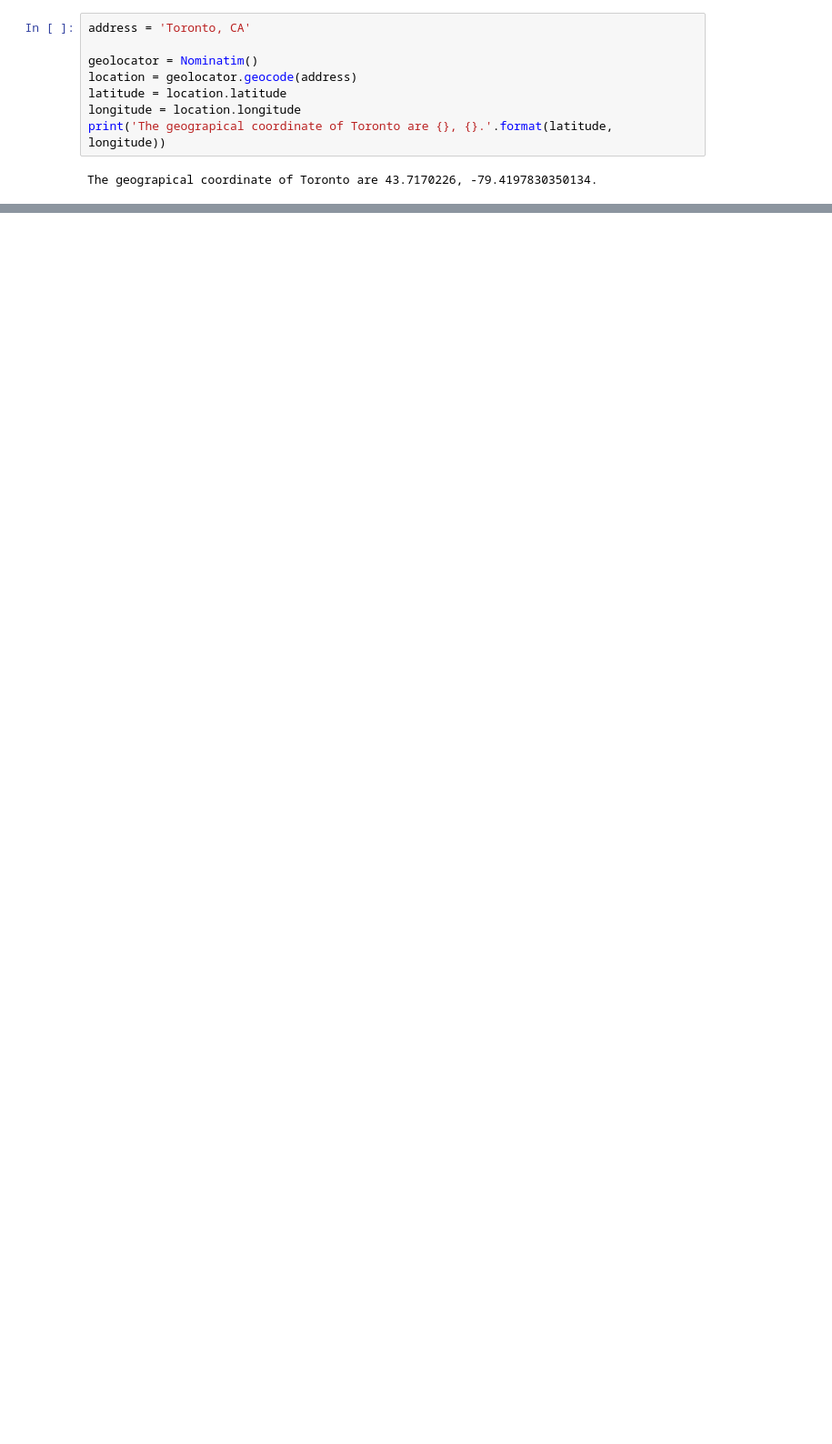
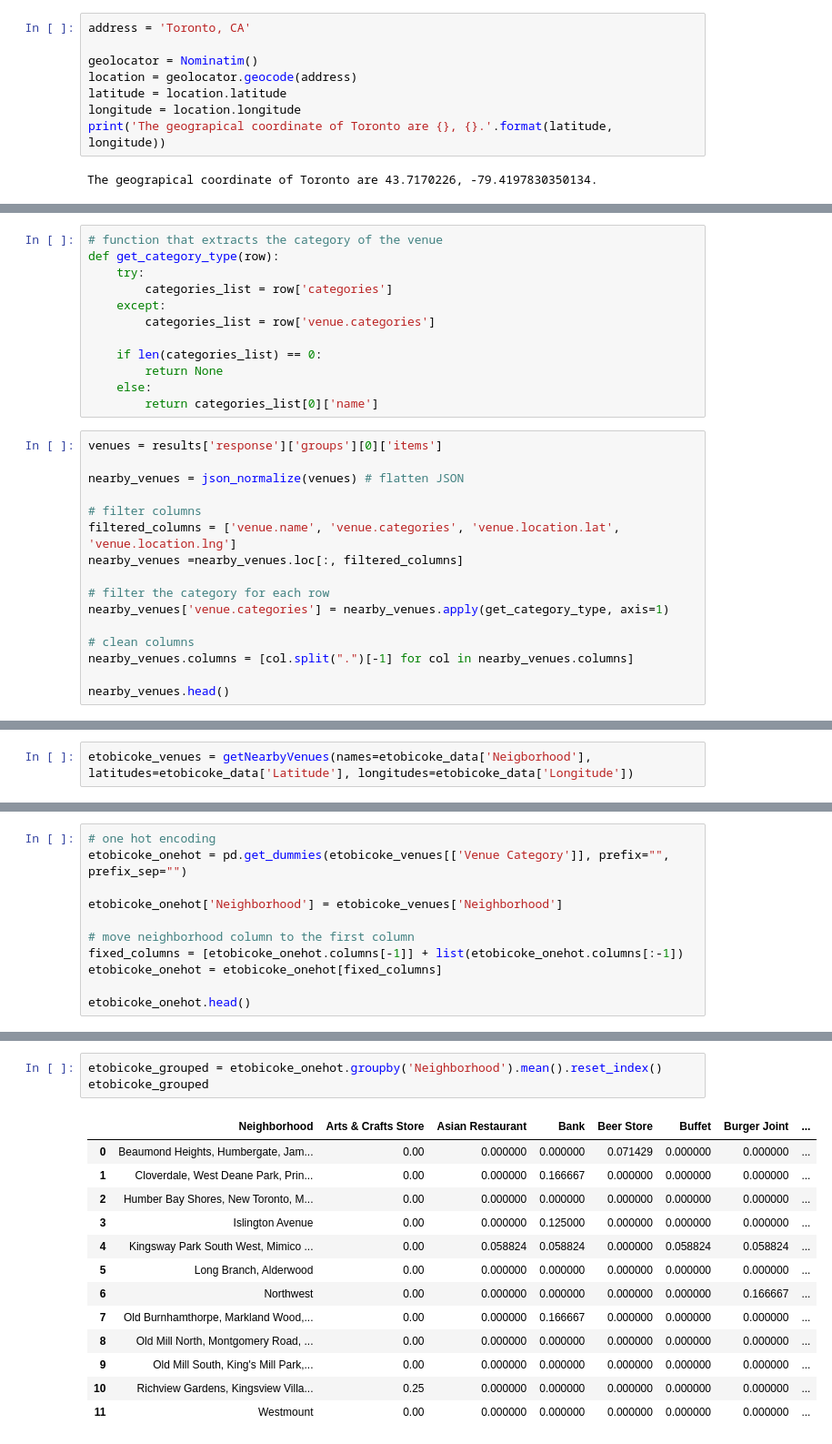
Before and after one commit to lilianaolis/Coursera_Capstone, a Jupyter notebook: assigmentweek3_3.ipynb, the cells around one changed output, grey strips where cells are left out. Shown: that part at 91% size. Saved outputs shown, nothing was run; the diff lists cells and outputs as text; blank space fills up the shorter version.

```diff
--- a/assigmentweek3_3.ipynb
+++ b/assigmentweek3_3.ipynb
@@ -178,0 +292,28 @@ map_toronto
+# %%
+# function that extracts the category of the venue
+def get_category_type(row):
+    try:
+        categories_list = row['categories']
+    except:
+        categories_list = row['venue.categories']
+
+    if len(categories_list) == 0:
+        return None
+    else:
+        return categories_list[0]['name']
+# %%
+venues = results['response']['groups'][0]['items']
+
+nearby_venues = json_normalize(venues) # flatten JSON
+
+# filter columns
+filtered_columns = ['venue.name', 'venue.categories', 'venue.location.lat', 'venue.location.lng']
+nearby_venues =nearby_venues.loc[:, filtered_columns]
+
+# filter the category for each row
+nearby_venues['venue.categories'] = nearby_venues.apply(get_category_type, axis=1)
+
+# clean columns
+nearby_venues.columns = [col.split(".")[-1] for col in nearby_venues.columns]
+
+nearby_venues.head()
@@ -178,0 +377,2 @@ map_toronto
+# %%
+etobicoke_venues = getNearbyVenues(names=etobicoke_data['Neigborhood'], latitudes=etobicoke_data['Latitude'], longitudes=etobicoke_data['Longitude'])
@@ -178,0 +432,11 @@ map_toronto
+# %%
+# one hot encoding
+etobicoke_onehot = pd.get_dummies(etobicoke_venues[['Venue Category']], prefix="", prefix_sep="")
+
+etobicoke_onehot['Neighborhood'] = etobicoke_venues['Neighborhood']
+
+# move neighborhood column to the first column
+fixed_columns = [etobicoke_onehot.columns[-1]] + list(etobicoke_onehot.columns[:-1])
+etobicoke_onehot = etobicoke_onehot[fixed_columns]
+
+etobicoke_onehot.head()
@@ -178,0 +459,17 @@ map_toronto
+# %%
+etobicoke_grouped = etobicoke_onehot.groupby('Neighborhood').mean().reset_index()
+etobicoke_grouped
+# %% [output]
+|  | Neighborhood | Arts & Crafts Store | Asian Restaurant | Bank | Beer Store | Buffet | Burger Joint | ... |
+| 0 | Beaumond Heights, Humbergate, Jam... | 0.00 | 0.000000 | 0.000000 | 0.071429 | 0.000000 | 0.000000 | ... |
+| 1 | Cloverdale, West Deane Park, Prin... | 0.00 | 0.000000 | 0.166667 | 0.000000 | 0.000000 | 0.000000 | ... |
+| 2 | Humber Bay Shores, New Toronto, M... | 0.00 | 0.000000 | 0.000000 | 0.000000 | 0.000000 | 0.000000 | ... |
+| 3 | Islington Avenue | 0.00 | 0.000000 | 0.125000 | 0.000000 | 0.000000 | 0.000000 | ... |
+| 4 | Kingsway Park South West, Mimico ... | 0.00 | 0.058824 | 0.058824 | 0.000000 | 0.058824 | 0.058824 | ... |
+| 5 | Long Branch, Alderwood | 0.00 | 0.000000 | 0.000000 | 0.000000 | 0.000000 | 0.000000 | ... |
+| 6 | Northwest | 0.00 | 0.000000 | 0.000000 | 0.000000 | 0.000000 | 0.166667 | ... |
+| 7 | Old Burnhamthorpe, Markland Wood,... | 0.00 | 0.000000 | 0.166667 | 0.000000 | 0.000000 | 0.000000 | ... |
+| 8 | Old Mill North, Montgomery Road, ... | 0.00 | 0.000000 | 0.000000 | 0.000000 | 0.000000 | 0.000000 | ... |
+| 9 | Old Mill South, King's Mill Park,... | 0.00 | 0.000000 | 0.000000 | 0.000000 | 0.000000 | 0.000000 | ... |
+| 10 | Richview Gardens, Kingsview Villa... | 0.25 | 0.000000 | 0.000000 | 0.000000 | 0.000000 | 0.000000 | ... |
+| 11 | Westmount | 0.00 | 0.000000 | 0.000000 | 0.000000 | 0.000000 | 0.000000 | ... |
```
Also changed, not shown: parts of 62 cells of this notebook.
